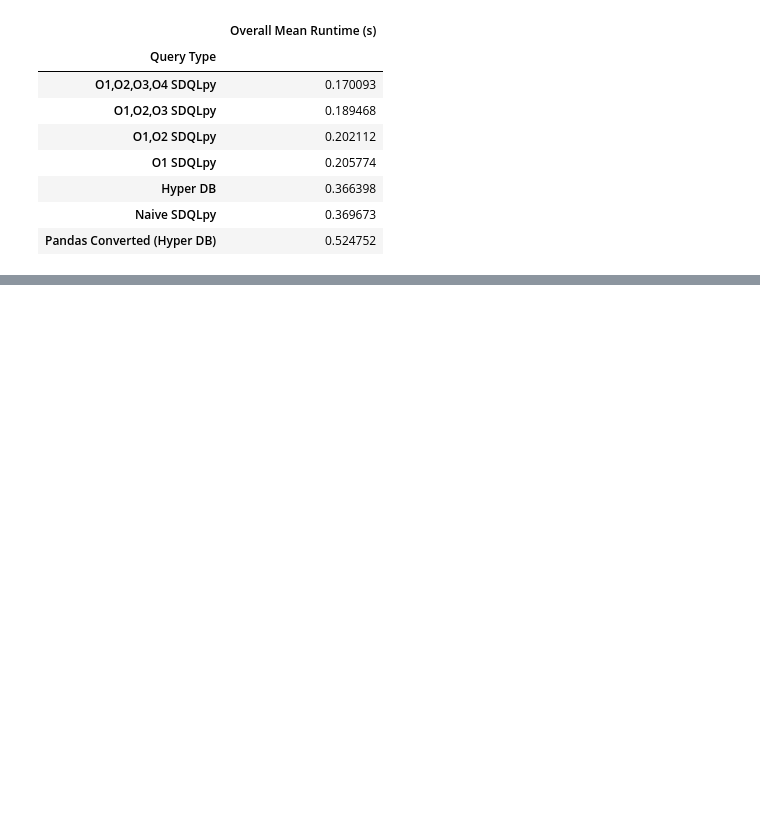
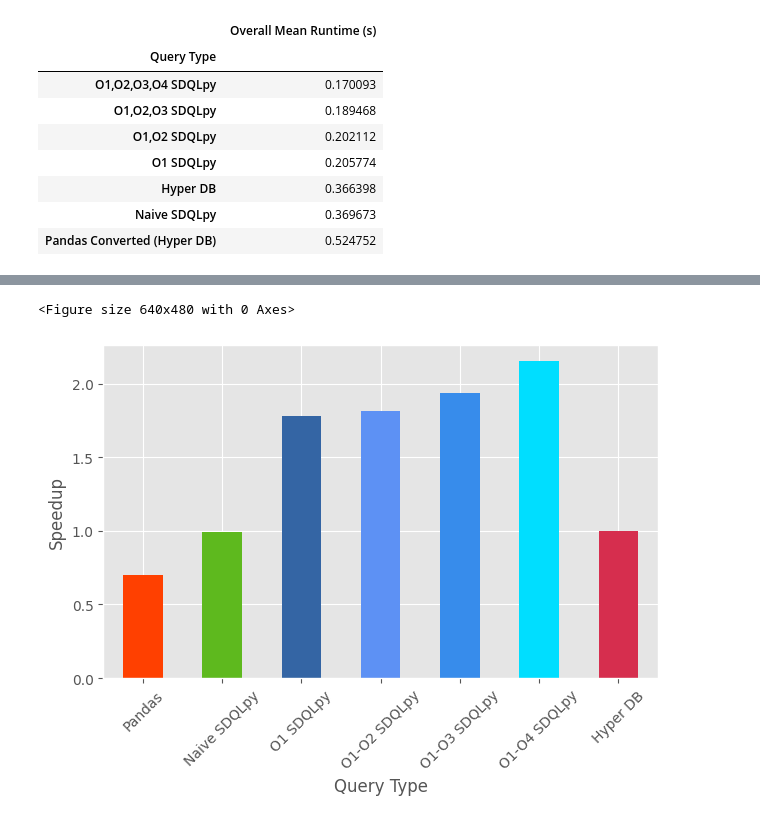
Before and after one commit to groegercesg/QueryBridge, a Jupyter notebook: benchmarking/notebooks/opt_analysis.ipynb, the cells around one changed output, grey strips where cells are left out. Saved outputs shown, nothing was run; the diff lists cells and outputs as text; code cells hidden in the pictures; blank space fills up the shorter version.

```diff
--- a/benchmarking/notebooks/opt_analysis.ipynb
+++ b/benchmarking/notebooks/opt_analysis.ipynb
@@ -144,0 +192,21 @@ overall.head(10)
+# %%
+speedup = overall.reset_index()
+speedup['Query Type'] = speedup['Query Type'].replace(
+    {
+        'Pandas Converted (Hyper DB)': 'Pandas',
+        'O1,O2 SDQLpy': 'O1-O2 SDQLpy',
+        'O1,O2,O3 SDQLpy': 'O1-O3 SDQLpy',
+        'O1,O2,O3,O4 SDQLpy': 'O1-O4 SDQLpy',
+     }
+)
+# Against HyperDB
+hyper_runtime = float(speedup[speedup["Query Type"] == "Hyper DB"]["Overall Mean Runtime (s)"])
+
+order = ['Pandas', 'Naive SDQLpy', 'O1 SDQLpy', 'O1-O2 SDQLpy', 'O1-O3 SDQLpy', 'O1-O4 SDQLpy', 'Hyper DB']
+
+speedup = speedup.set_index('Query Type').loc[order]
+speedup = speedup.reset_index()
+
+speedup["Overall Mean Runtime (s)"] = speedup["Overall Mean Runtime (s)"].apply(lambda x: hyper_runtime/x)
+
+speedup
@@ -144,0 +222,13 @@ overall.head(10)
+# %%
+import matplotlib.pyplot as plt
+fig = plt.figure()
+
+colours = ['#ff4000', '#5eb91e', '#3465a4', '#5d91f4', '#378ceb', '#00deff', '#d62e4e']
+ax = speedup.plot(kind='bar', x='Query Type', y='Overall Mean Runtime (s)', rot=45, color=colours)
+ax.get_legend().remove()
+ax.set_ylabel("Speedup")
+plt.tight_layout()
+plt.savefig("speedup.png")
+# %% [output]
+<Figure size 640x480 with 0 Axes>
+[figure, added]
```
Also changed, not shown: parts of 5 cells of this notebook, 3 other files.
